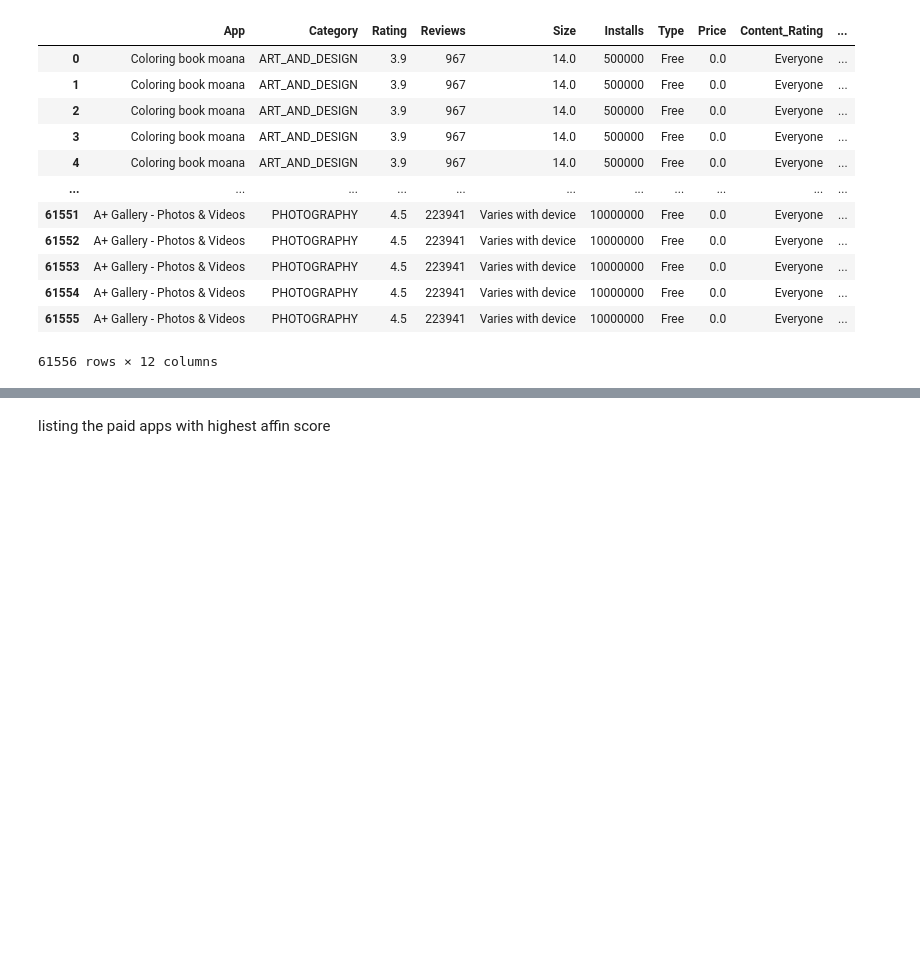
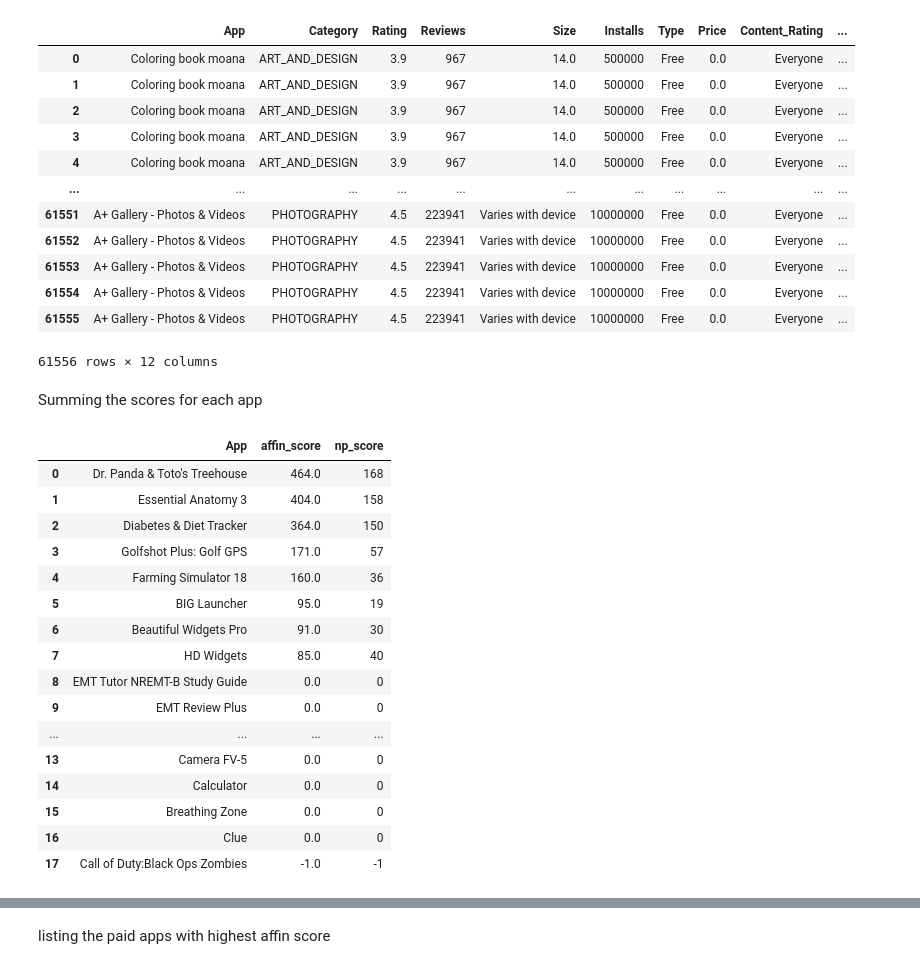
Before and after one commit to shalabajza/Develhope_Project_v2_team-2, a Jupyter notebook: Week 4/Week_4_Task_3&4_Mohammad.ipynb, the cells around one changed output, grey strips where cells are left out. Cells and saved outputs as stored; diff of their text form; code cells hidden in the pictures; blank space fills up the shorter version.

```diff
--- a/Week 4/Week_4_Task_3&4_Mohammad.ipynb
+++ b/Week 4/Week_4_Task_3&4_Mohammad.ipynb
@@ -69,3 +69,26 @@ df
 | 61554 | A+ Gallery - Photos & Videos | PHOTOGRAPHY | 4.5 | 223941 | Varies with device | 10000000 | Free | 0.0 | Everyone | ... |
 | 61555 | A+ Gallery - Photos & Videos | PHOTOGRAPHY | 4.5 | 223941 | Varies with device | 10000000 | Free | 0.0 | Everyone | ... |
 61556 rows × 12 columns
+# %% [markdown]
+Summing the scores for each app
+# %%
+df_app_scores = df[df["Type"] != "Free"].groupby("App")[["affin_score", "np_score"]].sum().sort_values(by=["affin_score"], ascending=False).reset_index()
+df_app_scores
+# %% [output]
+|  | App | affin_score | np_score |
+| 0 | Dr. Panda & Toto's Treehouse | 464.0 | 168 |
+| 1 | Essential Anatomy 3 | 404.0 | 158 |
+| 2 | Diabetes & Diet Tracker | 364.0 | 150 |
+| 3 | Golfshot Plus: Golf GPS | 171.0 | 57 |
+| 4 | Farming Simulator 18 | 160.0 | 36 |
+| 5 | BIG Launcher | 95.0 | 19 |
+| 6 | Beautiful Widgets Pro | 91.0 | 30 |
+| 7 | HD Widgets | 85.0 | 40 |
+| 8 | EMT Tutor NREMT-B Study Guide | 0.0 | 0 |
+| 9 | EMT Review Plus | 0.0 | 0 |
+| ... | ... | ... | ... |
+| 13 | Camera FV-5 | 0.0 | 0 |
+| 14 | Calculator | 0.0 | 0 |
+| 15 | Breathing Zone | 0.0 | 0 |
+| 16 | Clue | 0.0 | 0 |
+| 17 | Call of Duty:Black Ops Zombies | -1.0 | -1 |
```
Also changed, not shown: parts of 13 cells of this notebook.
